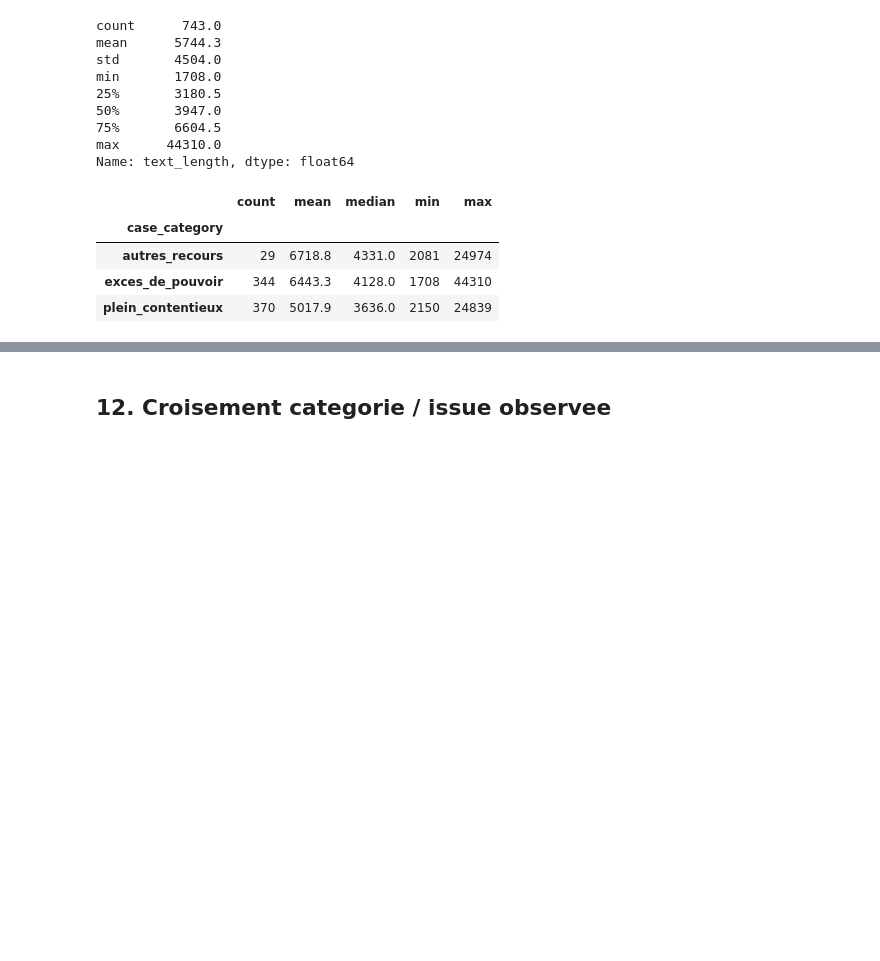
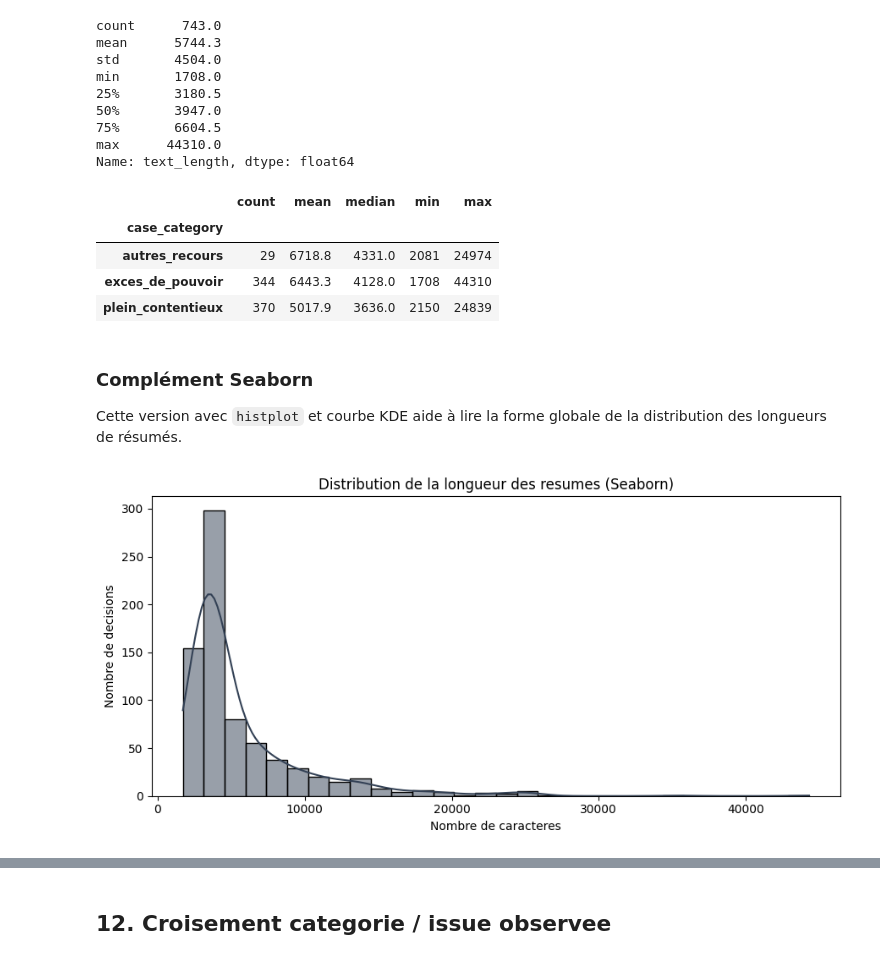
Before and after one commit to Theodore-6/Projet-final-S2-ML, a Jupyter notebook: notebooks/legal_admin_triage_complete.ipynb, the cells around one changed output, grey strips where cells are left out. Cells and saved outputs as stored; diff of their text form; code cells hidden in the pictures; blank space fills up the shorter version.

```diff
--- a/notebooks/legal_admin_triage_complete.ipynb
+++ b/notebooks/legal_admin_triage_complete.ipynb
@@ -382,6 +430,20 @@ length_by_category
 fig = px.histogram(df, x='text_length', nbins=30, title='Distribution globale de la longueur des resumes')
 fig.update_layout(template='plotly_white', height=360, xaxis_title='Nombre de caracteres', yaxis_title='Nombre de decisions')
 fig.show()
+# %% [markdown]
+### Complément Seaborn
+
+Cette version avec `histplot` et courbe KDE aide à lire la forme globale de la distribution des longueurs de résumés.
+# %%
+plt.figure(figsize=(9, 4.5))
+sns.histplot(data=df, x='text_length', bins=30, kde=True, color='#334155')
+plt.title('Distribution de la longueur des resumes (Seaborn)')
+plt.xlabel('Nombre de caracteres')
+plt.ylabel('Nombre de decisions')
+plt.tight_layout()
+plt.show()
+# %% [output]
+[figure, added]
 # %%
 fig = px.box(df, x='text_length', y=TARGET_COLUMN, color=TARGET_COLUMN, title='Longueur des resumes par categorie')
 fig.update_layout(template='plotly_white', height=420, showlegend=False, xaxis_title='Nombre de caracteres', yaxis_title='Categorie')
```
Also changed, not shown: parts of 11 cells of this notebook, 2 other files.
